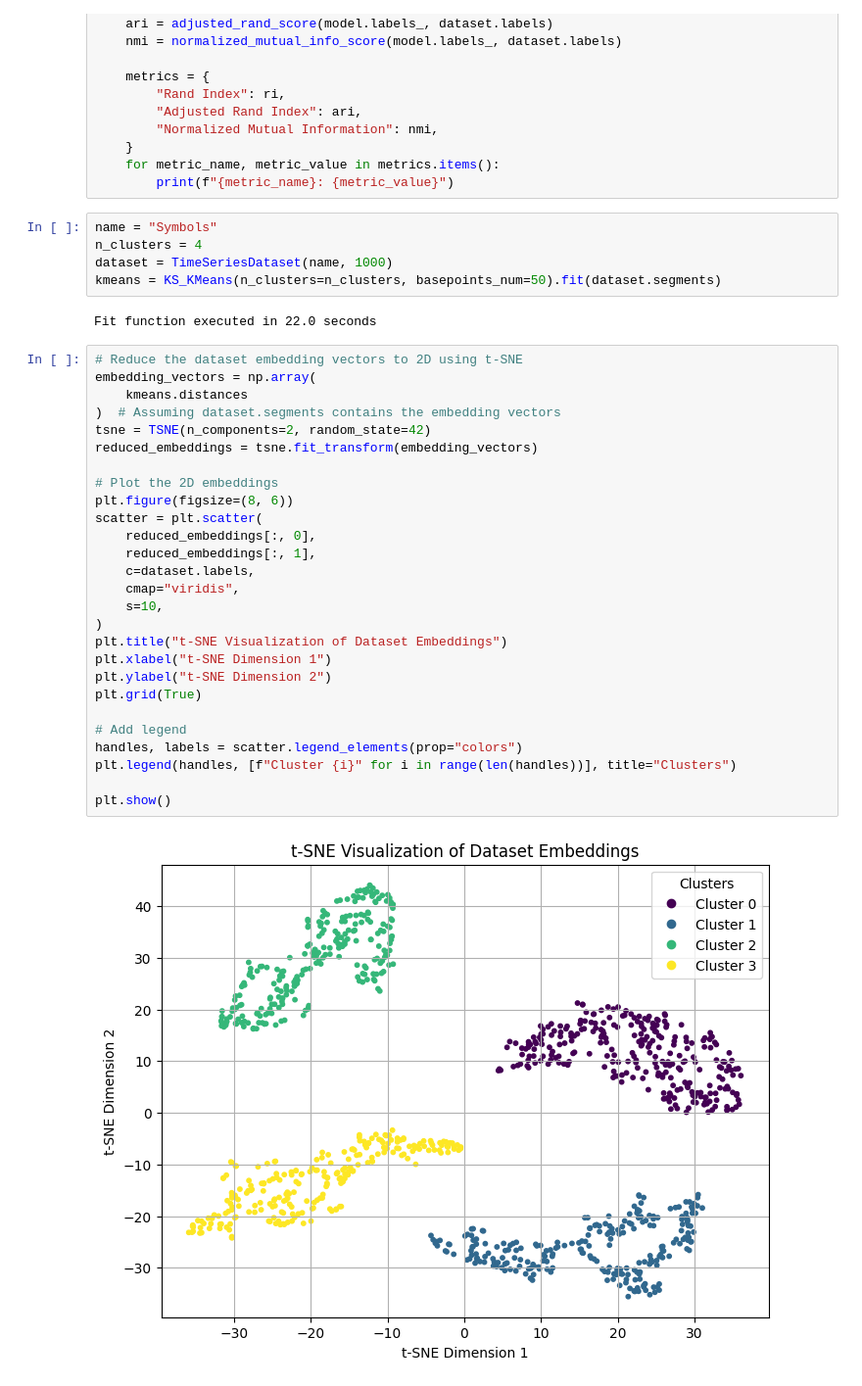
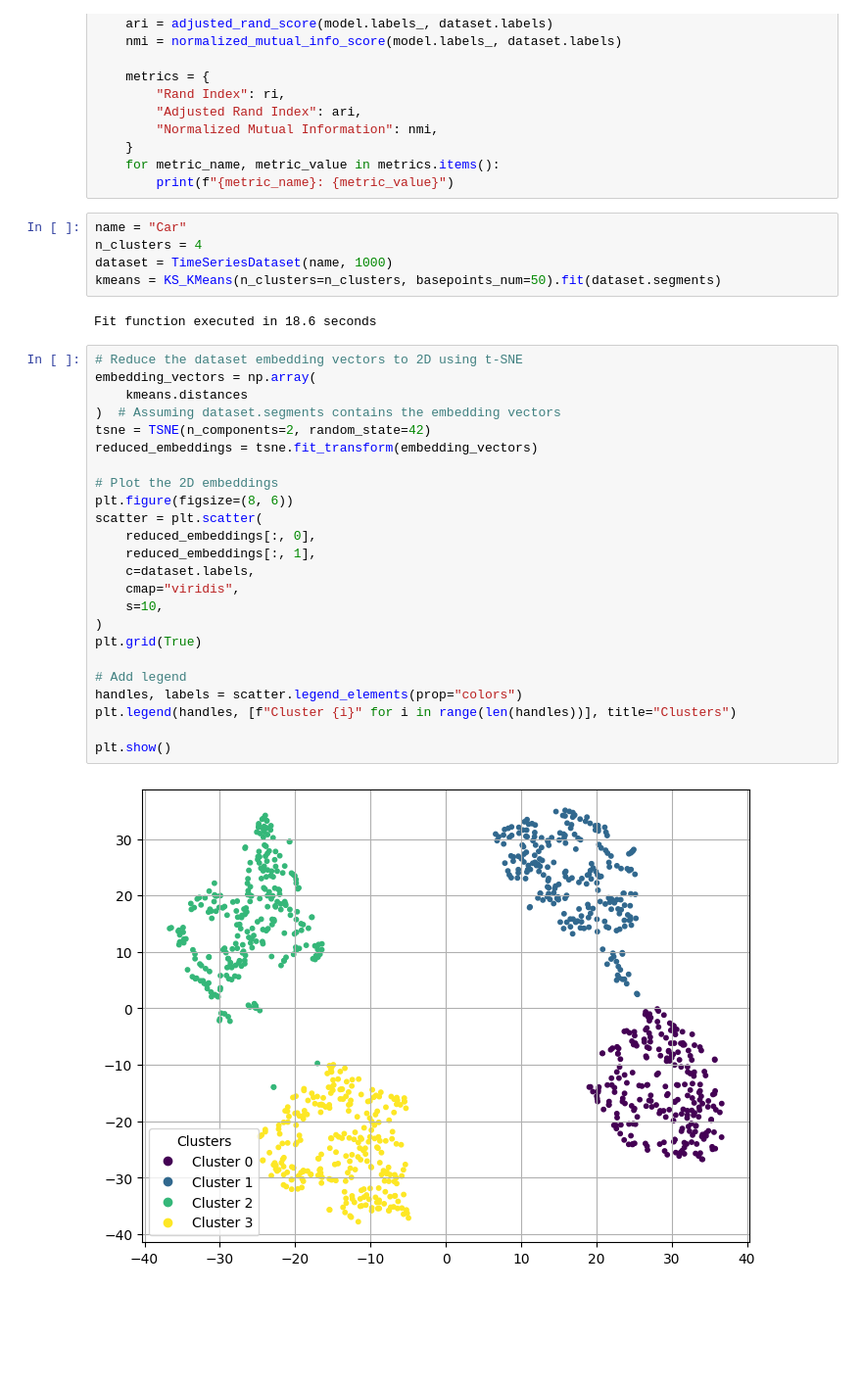
Before and after one commit to tmb2k01/TDK_2024, a Jupyter notebook: timeseries_clustering.ipynb, the cells around one changed output. Shown: that part at 98% size. Saved outputs shown, nothing was run; the diff lists cells and outputs as text; blank space fills up the shorter version.

Commit message:
Additional plots and remove titles for presentation

```diff
--- a/timeseries_clustering.ipynb
+++ b/timeseries_clustering.ipynb
@@ -225,39 +225,36 @@ for name, n_clusters in zip(names, clusters):
     for metric_name, metric_value in metrics.items():
         print(f"{metric_name}: {metric_value}")
 # %%
-name = "Symbols"
+name = "Car"
 n_clusters = 4
 dataset = TimeSeriesDataset(name, 1000)
 kmeans = KS_KMeans(n_clusters=n_clusters, basepoints_num=50).fit(dataset.segments)
 # %% [output]
-Fit function executed in 22.0 seconds
+Fit function executed in 18.6 seconds
 # %%
 # Reduce the dataset embedding vectors to 2D using t-SNE
 embedding_vectors = np.array(
     kmeans.distances
 )  # Assuming dataset.segments contains the embedding vectors
 tsne = TSNE(n_components=2, random_state=42)
 reduced_embeddings = tsne.fit_transform(embedding_vectors)
 
 # Plot the 2D embeddings
 plt.figure(figsize=(8, 6))
 scatter = plt.scatter(
     reduced_embeddings[:, 0],
     reduced_embeddings[:, 1],
     c=dataset.labels,
     cmap="viridis",
     s=10,
 )
-plt.title("t-SNE Visualization of Dataset Embeddings")
-plt.xlabel("t-SNE Dimension 1")
-plt.ylabel("t-SNE Dimension 2")
 plt.grid(True)
 
 # Add legend
 handles, labels = scatter.legend_elements(prop="colors")
 plt.legend(handles, [f"Cluster {i}" for i in range(len(handles))], title="Clusters")
 
 plt.show()
 # %% [output]
-[figure, old version]
+[figure, new version]
 # %%
```
Also changed, not shown: parts of 10 cells of this notebook, 6 other files.
